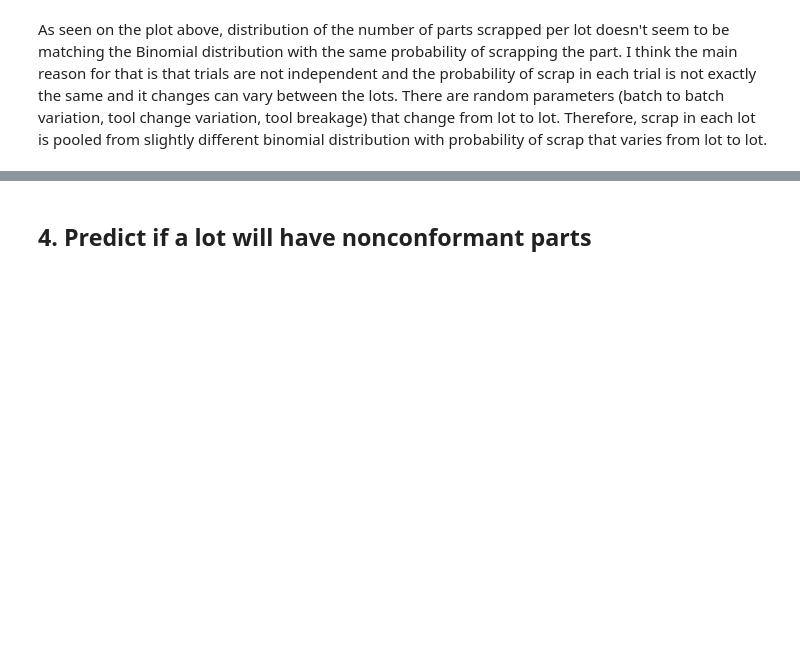
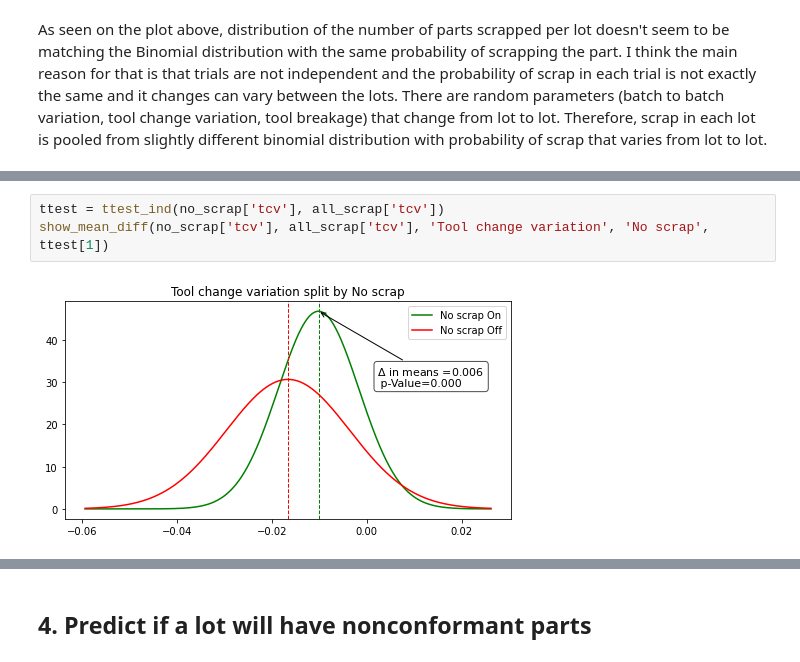
Before and after one commit to przemekbil/PfDA_2021_project, a Jupyter notebook: Project.ipynb, the cells around one changed output, grey strips where cells are left out. Drawn from its saved outputs; the diff is of its cells as text; blank space fills up the shorter version.

```diff
--- a/Project.ipynb
+++ b/Project.ipynb
@@ -1152,0 +1183,5 @@ As seen on the plot above, distribution of the number of parts scrapped per lot
+# %%
+ttest = ttest_ind(no_scrap['tcv'], all_scrap['tcv'])
+show_mean_diff(no_scrap['tcv'], all_scrap['tcv'], 'Tool change variation', 'No scrap', ttest[1])
+# %% [output]
+[figure, added]
```
Also changed, not shown: parts of 9 cells of this notebook.
